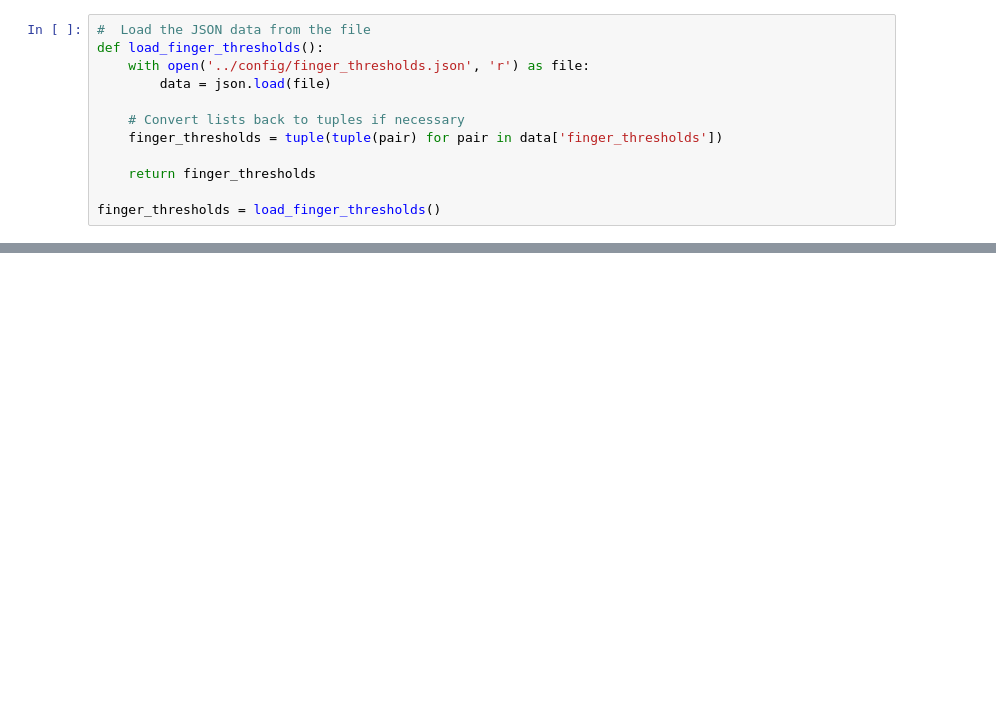
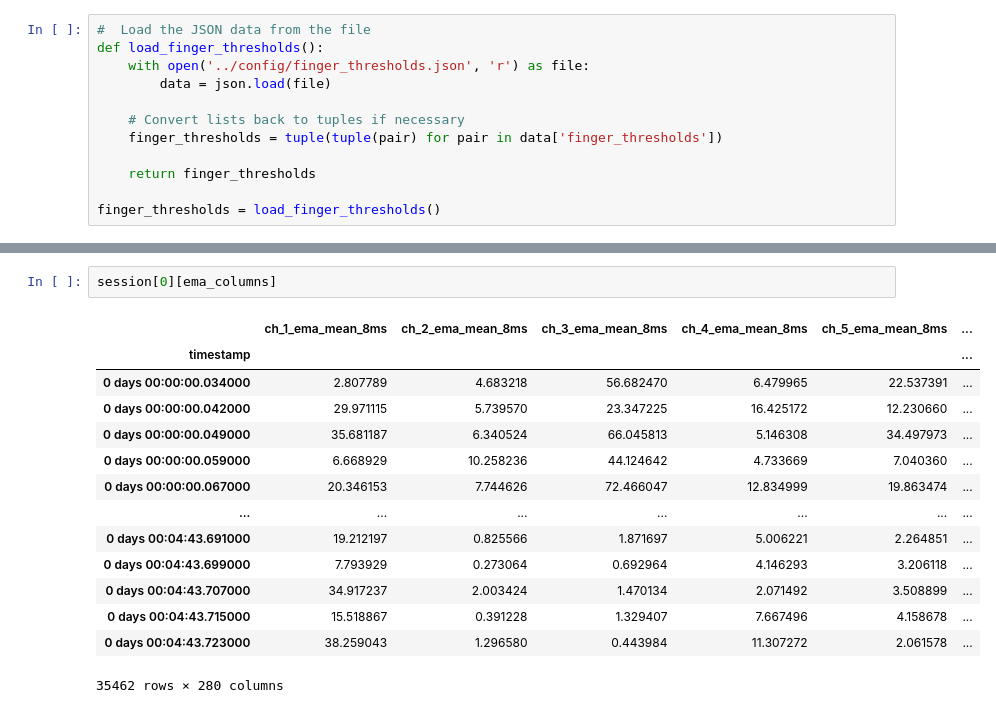
Before and after one commit to SjDuque/EEG-EMG-Hands, a Jupyter notebook: src/data_process.ipynb, the cells around one changed output, grey strips where cells are left out. Cells and saved outputs as stored; diff of their text form; blank space fills up the shorter version.

```diff
--- a/src/data_process.ipynb
+++ b/src/data_process.ipynb
@@ -114,0 +154,17 @@ Loaded data_1734923549.csv
+# %%
+session[0][ema_columns]
+# %% [output]
+|  | ch_1_ema_mean_8ms | ch_2_ema_mean_8ms | ch_3_ema_mean_8ms | ch_4_ema_mean_8ms | ch_5_ema_mean_8ms | ... |
+| timestamp |  |  |  |  |  | ... |
+| 0 days 00:00:00.034000 | 2.807789 | 4.683218 | 56.682470 | 6.479965 | 22.537391 | ... |
+| 0 days 00:00:00.042000 | 29.971115 | 5.739570 | 23.347225 | 16.425172 | 12.230660 | ... |
+| 0 days 00:00:00.049000 | 35.681187 | 6.340524 | 66.045813 | 5.146308 | 34.497973 | ... |
+| 0 days 00:00:00.059000 | 6.668929 | 10.258236 | 44.124642 | 4.733669 | 7.040360 | ... |
+| 0 days 00:00:00.067000 | 20.346153 | 7.744626 | 72.466047 | 12.834999 | 19.863474 | ... |
+| ... | ... | ... | ... | ... | ... | ... |
+| 0 days 00:04:43.691000 | 19.212197 | 0.825566 | 1.871697 | 5.006221 | 2.264851 | ... |
+| 0 days 00:04:43.699000 | 7.793929 | 0.273064 | 0.692964 | 4.146293 | 3.206118 | ... |
+| 0 days 00:04:43.707000 | 34.917237 | 2.003424 | 1.470134 | 2.071492 | 3.508899 | ... |
+| 0 days 00:04:43.715000 | 15.518867 | 0.391228 | 1.329407 | 7.667496 | 4.158678 | ... |
+| 0 days 00:04:43.723000 | 38.259043 | 1.296580 | 0.443984 | 11.307272 | 2.061578 | ... |
+35462 rows × 280 columns
```
Also changed, not shown: parts of 4 cells of this notebook, 2 other files.
